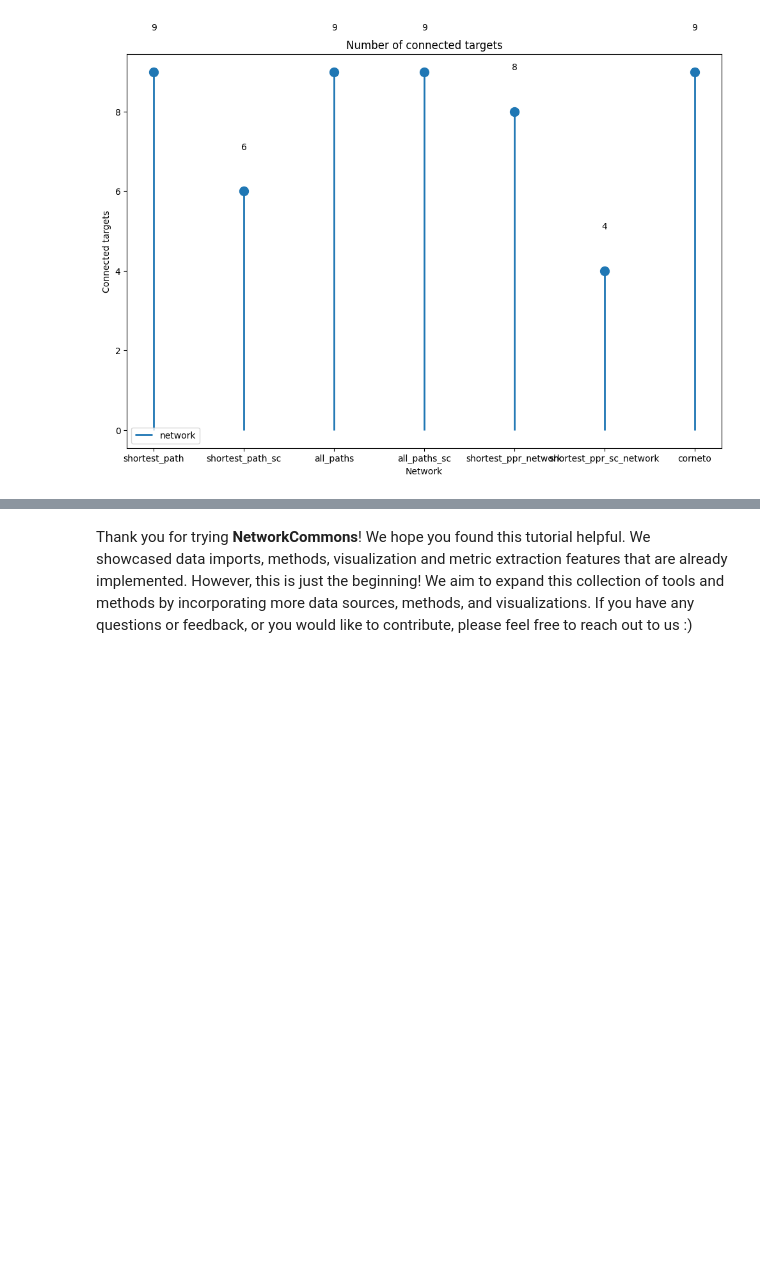
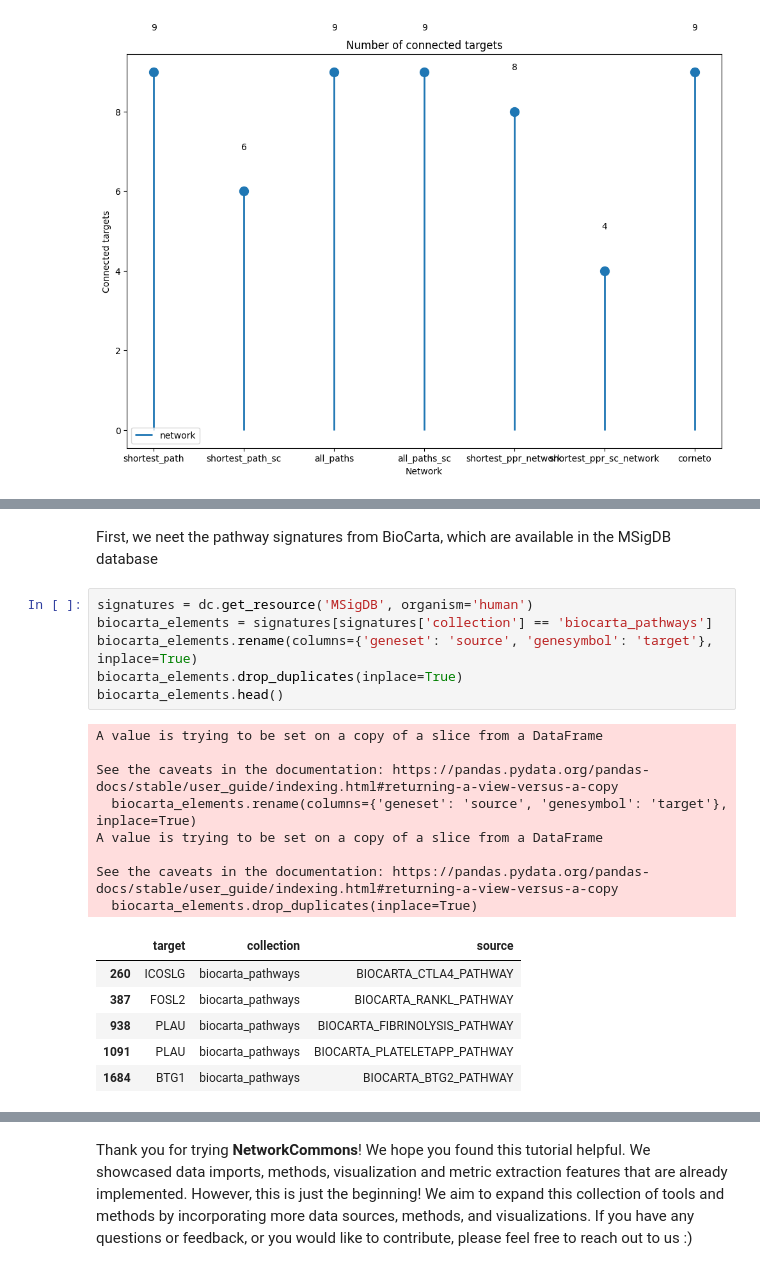
Before and after one commit to saezlab/networkcommons, a Jupyter notebook: docs/src/vignettes/1_simple_example.ipynb, the cells around one changed output, grey strips where cells are left out. Saved outputs shown, nothing was run; the diff lists cells and outputs as text; blank space fills up the shorter version.

```diff
--- a/docs/src/vignettes/1_simple_example.ipynb
+++ b/docs/src/vignettes/1_simple_example.ipynb
@@ -296,0 +300,23 @@ nc.visual.lollipop_plot(metrics, 'network', 'Connected targets', orientation='ve
+# %% [markdown]
+First, we neet the pathway signatures from BioCarta, which are available in the MSigDB database
+# %%
+signatures = dc.get_resource('MSigDB', organism='human')
+biocarta_elements = signatures[signatures['collection'] == 'biocarta_pathways']
+biocarta_elements.rename(columns={'geneset': 'source', 'genesymbol': 'target'}, inplace=True)
+biocarta_elements.drop_duplicates(inplace=True)
+biocarta_elements.head()
+# %% [output]
+A value is trying to be set on a copy of a slice from a DataFrame
+
+See the caveats in the documentation: https://pandas.pydata.org/pandas-docs/stable/user_guide/indexing.html#returning-a-view-versus-a-copy
+  biocarta_elements.rename(columns={'geneset': 'source', 'genesymbol': 'target'}, inplace=True)
+A value is trying to be set on a copy of a slice from a DataFrame
+
+See the caveats in the documentation: https://pandas.pydata.org/pandas-docs/stable/user_guide/indexing.html#returning-a-view-versus-a-copy
+  biocarta_elements.drop_duplicates(inplace=True)
+|  | target | collection | source |
+| 260 | ICOSLG | biocarta_pathways | BIOCARTA_CTLA4_PATHWAY |
+| 387 | FOSL2 | biocarta_pathways | BIOCARTA_RANKL_PATHWAY |
+| 938 | PLAU | biocarta_pathways | BIOCARTA_FIBRINOLYSIS_PATHWAY |
+| 1091 | PLAU | biocarta_pathways | BIOCARTA_PLATELETAPP_PATHWAY |
+| 1684 | BTG1 | biocarta_pathways | BIOCARTA_BTG2_PATHWAY |
```
Also changed, not shown: parts of 10 cells of this notebook.
